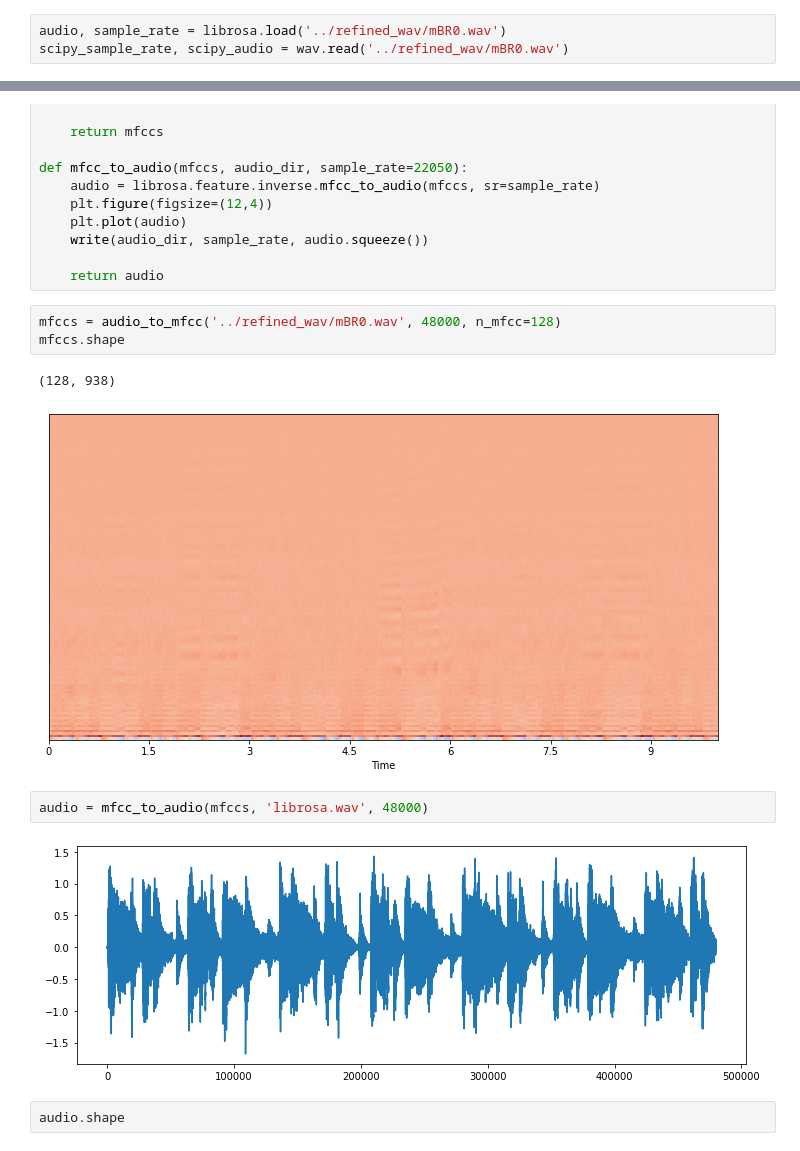
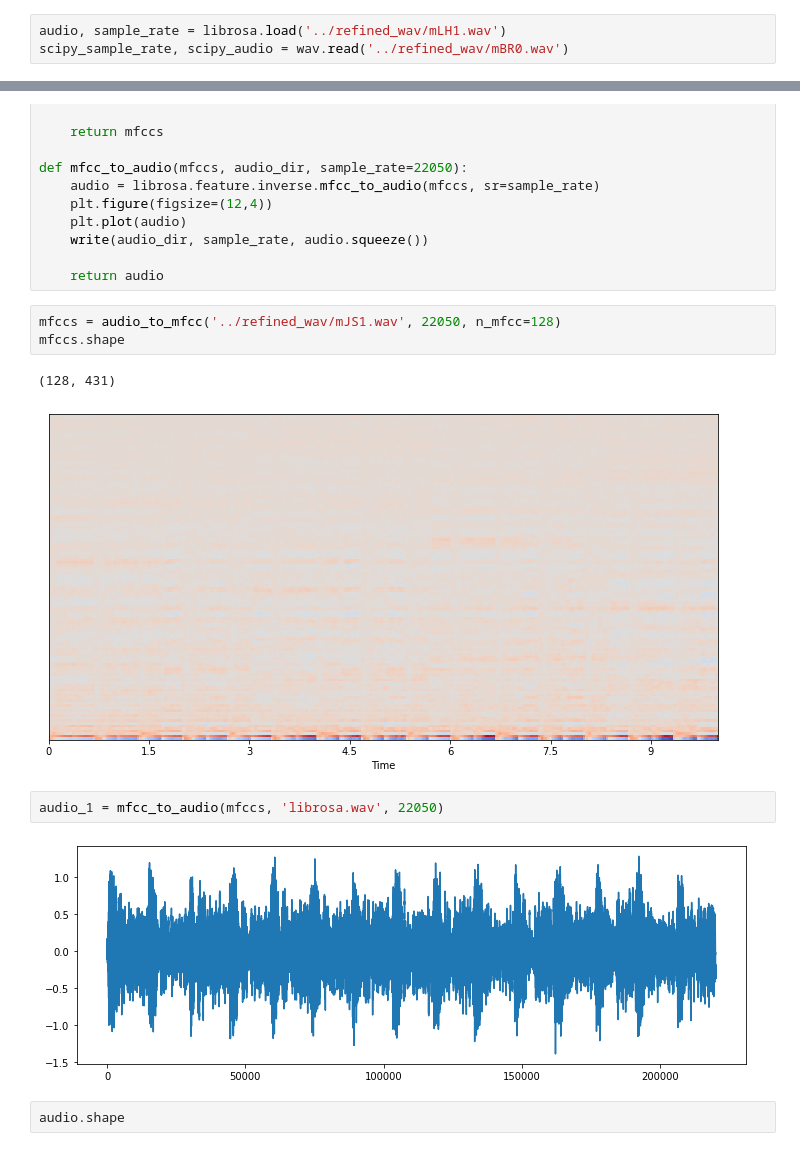
Before and after one commit to Toubat/D.U.M, a Jupyter notebook: experiment/dataset_preprocessing.ipynb, the cells around one changed output, grey strips where cells are left out. Drawn from its saved outputs; the diff is of its cells as text.

```diff
--- a/experiment/dataset_preprocessing.ipynb
+++ b/experiment/dataset_preprocessing.ipynb
@@ -209,7 +217,7 @@ len(os.listdir('../video'))
 # %% [output]
 450
 # %%
-audio, sample_rate = librosa.load('../refined_wav/mBR0.wav')
+audio, sample_rate = librosa.load('../refined_wav/mLH1.wav')
 scipy_sample_rate, scipy_audio = wav.read('../refined_wav/mBR0.wav')
 # %%
 print('Original audio file min~max range: {} to {}'.format(np.min(scipy_audio), np.max(scipy_audio)))
@@ -274,15 +289,15 @@ def mfcc_to_audio(mfccs, audio_dir, sample_rate=22050):
 
     return audio
 # %%
-mfccs = audio_to_mfcc('../refined_wav/mBR0.wav', 48000, n_mfcc=128)
+mfccs = audio_to_mfcc('../refined_wav/mJS1.wav', 22050, n_mfcc=128)
 mfccs.shape
 # %% [output]
-(128, 938)
+(128, 431)
-[figure, old version]
+[figure, new version]
 # %%
-audio = mfcc_to_audio(mfccs, 'librosa.wav', 48000)
+audio_1 = mfcc_to_audio(mfccs, 'librosa.wav', 22050)
 # %% [output]
-[figure, old version]
+[figure, new version]
 # %%
 audio.shape
 # %% [output]
```
Also changed, not shown: parts of 16 cells of this notebook, 6 other files.
